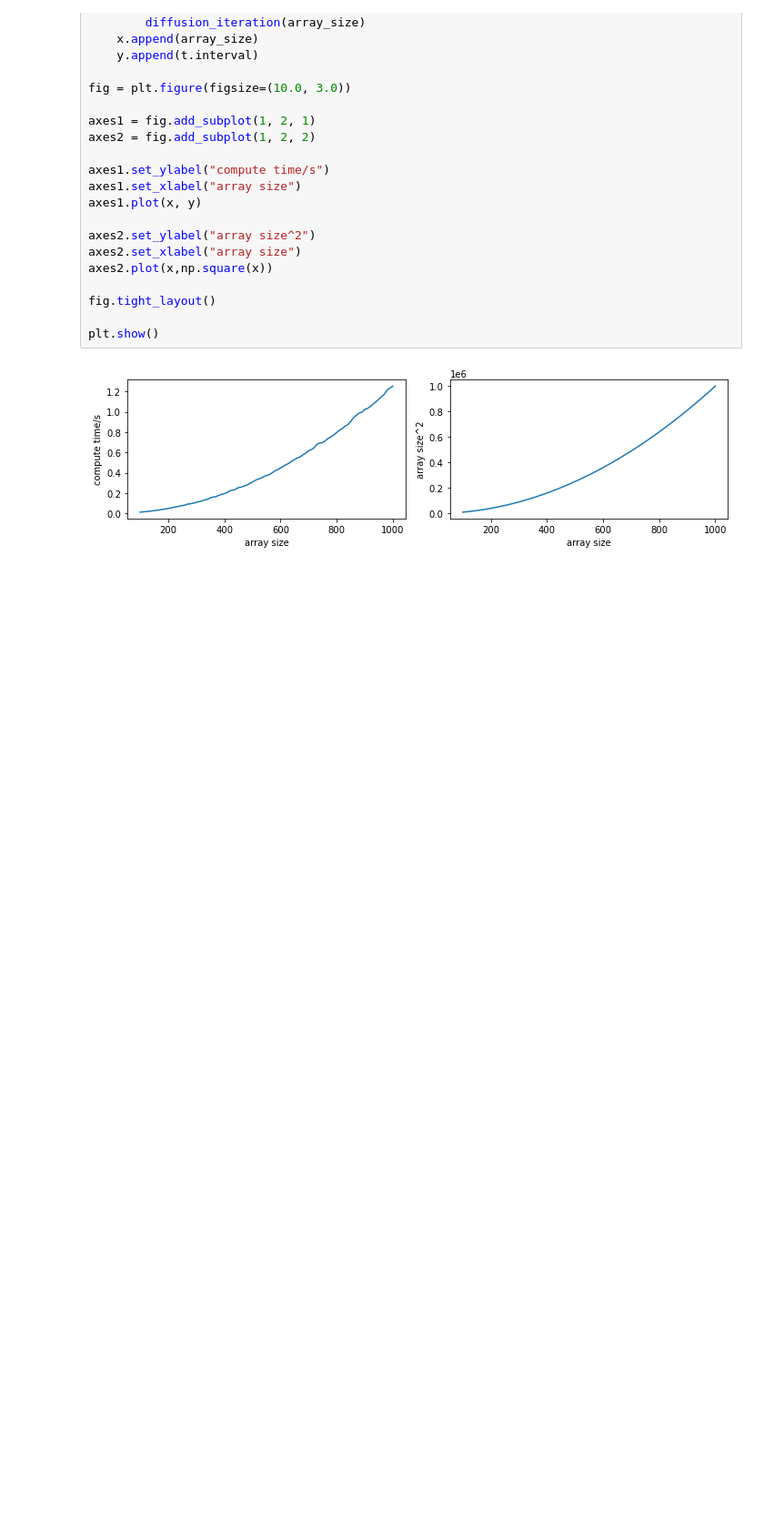
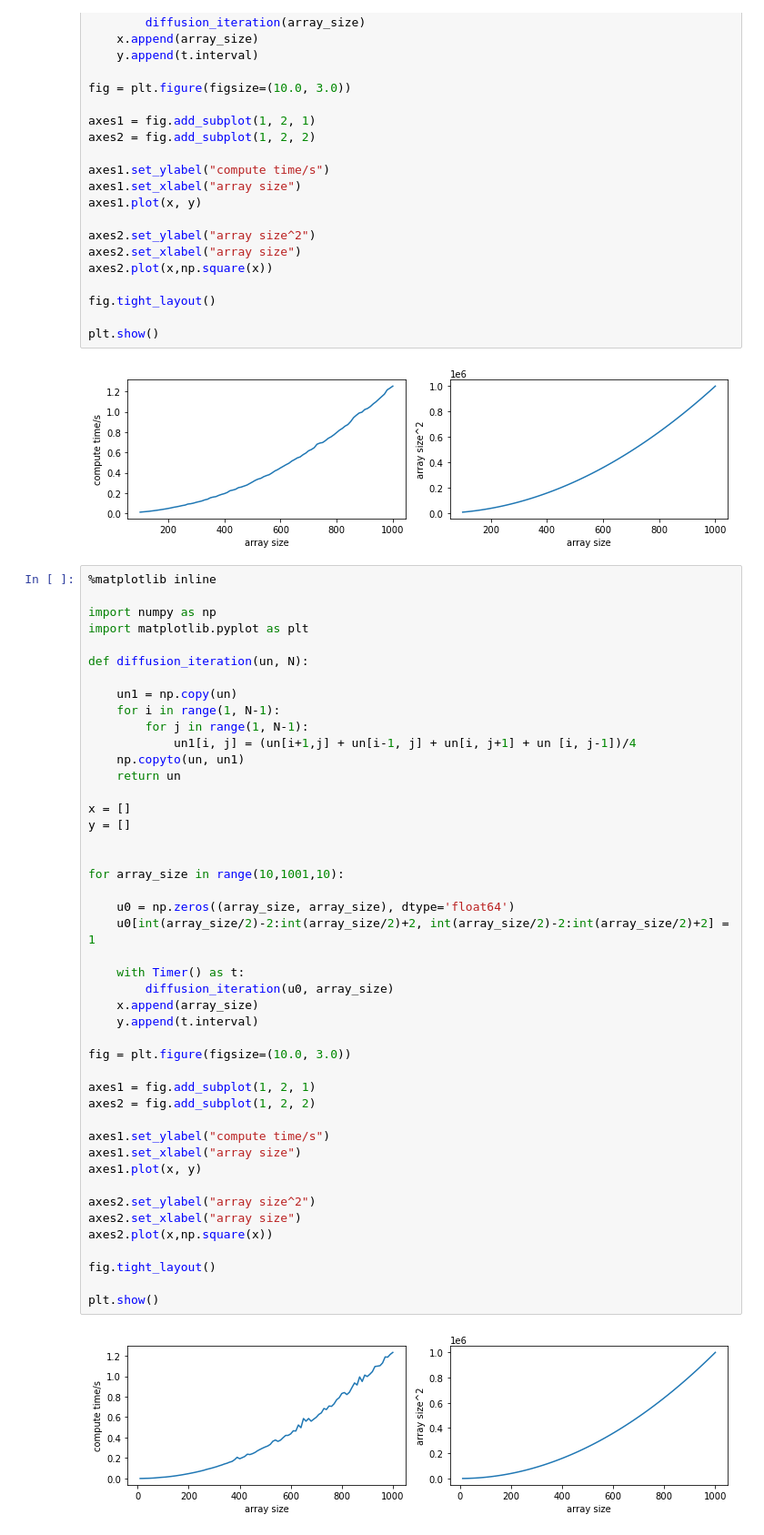
Before and after one commit to markp121/PHAS0102_cw1, a Jupyter notebook: coursework_1.ipynb, the cells around one changed output. Shown at 91% size. Cells and saved outputs as stored; diff of their text form; blank space fills up the shorter version.

Commit message:
Improved diffusion iteration function

```diff
--- a/coursework_1.ipynb
+++ b/coursework_1.ipynb
@@ -117,6 +117,53 @@ fig.tight_layout()
 plt.show()
 # %% [output]
 [figure]
+# %%
+%matplotlib inline
+
+import numpy as np
+import matplotlib.pyplot as plt
+
+def diffusion_iteration(un, N):
+
+    un1 = np.copy(un)
+    for i in range(1, N-1):
+        for j in range(1, N-1):
+            un1[i, j] = (un[i+1,j] + un[i-1, j] + un[i, j+1] + un [i, j-1])/4
+    np.copyto(un, un1)
+    return un
+
+x = []
+y = []
+
+
+for array_size in range(10,1001,10):
+
+    u0 = np.zeros((array_size, array_size), dtype='float64')
+    u0[int(array_size/2)-2:int(array_size/2)+2, int(array_size/2)-2:int(array_size/2)+2] = 1
+
+    with Timer() as t:
+        diffusion_iteration(u0, array_size)
+    x.append(array_size)
+    y.append(t.interval)
+
+fig = plt.figure(figsize=(10.0, 3.0))
+
+axes1 = fig.add_subplot(1, 2, 1)
+axes2 = fig.add_subplot(1, 2, 2)
+
+axes1.set_ylabel("compute time/s")
+axes1.set_xlabel("array size")
+axes1.plot(x, y)
+
+axes2.set_ylabel("array size^2")
+axes2.set_xlabel("array size")
+axes2.plot(x,np.square(x))
+
+fig.tight_layout()
+
+plt.show()
+# %% [output]
+[figure, added]
 # %%
 import numpy as np
 
```
Also changed, not shown: parts of 2 cells of this notebook.
